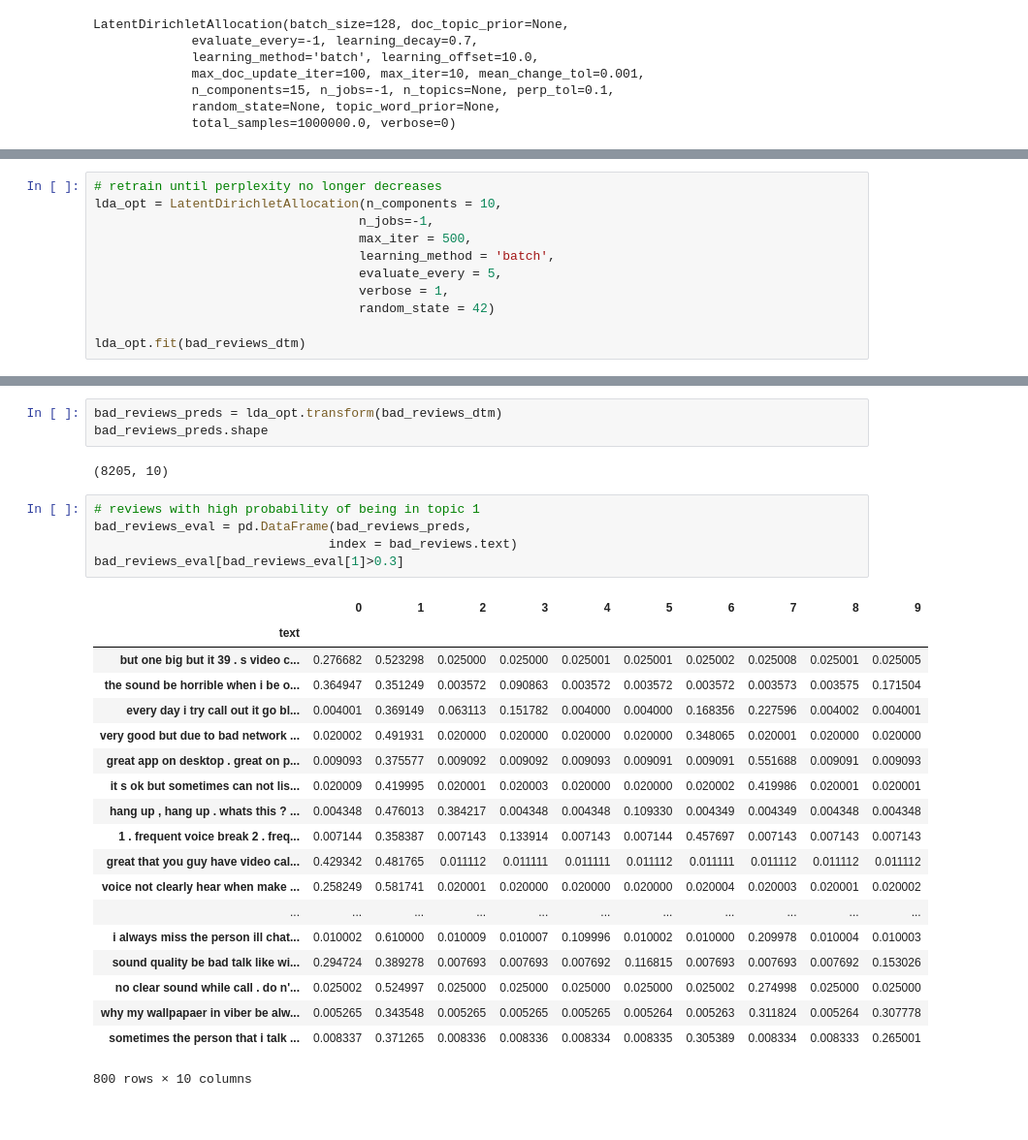
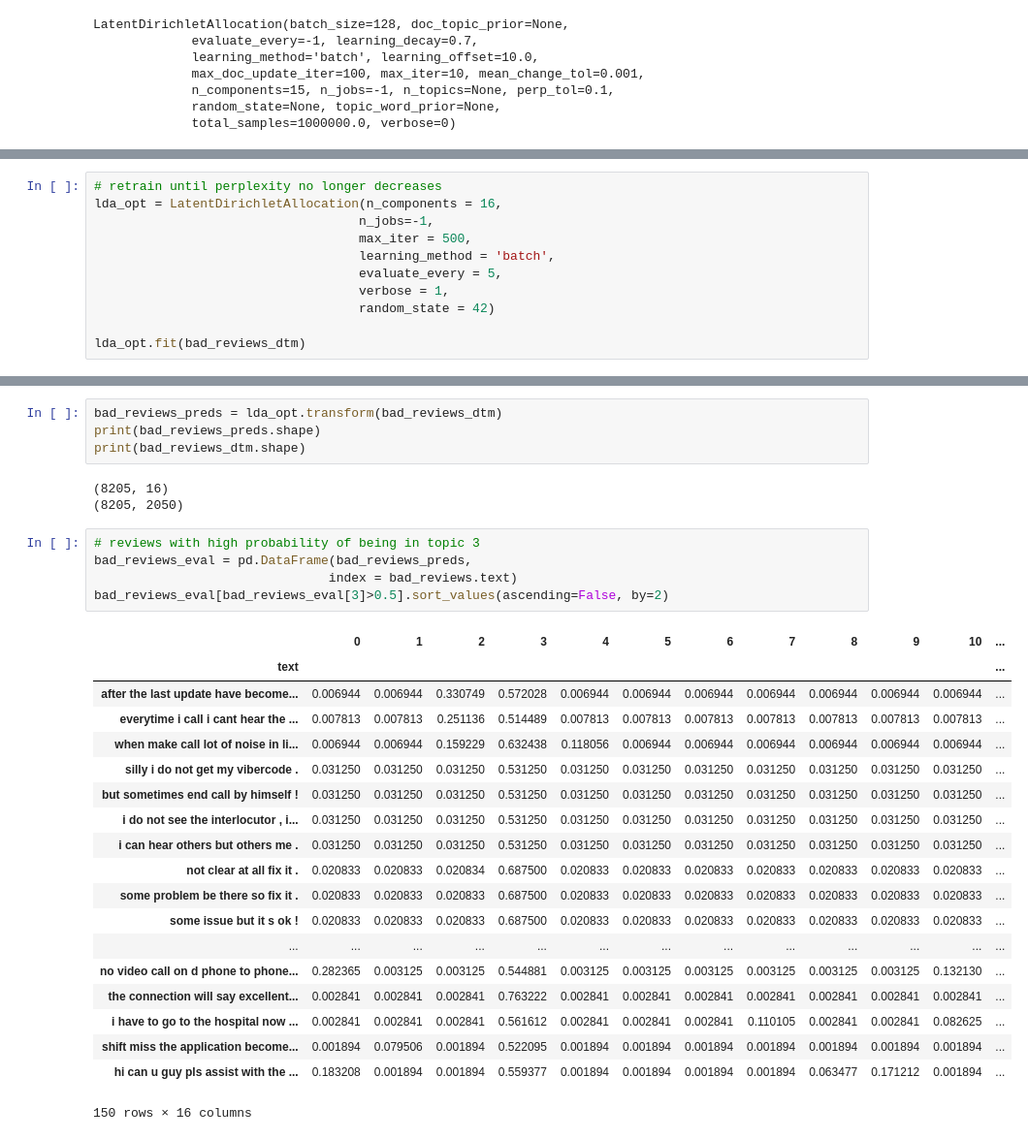
Before and after one commit to samird121/w210-app-review-capstone, a Jupyter notebook: IDEA_dataset/IDEA_Viber_reviews_LDA.ipynb, the cells around one changed output, grey strips where cells are left out. Shown at 97% size. Saved outputs shown, nothing was run; the diff lists cells and outputs as text.

```diff
--- a/IDEA_dataset/IDEA_Viber_reviews_LDA.ipynb
+++ b/IDEA_dataset/IDEA_Viber_reviews_LDA.ipynb
@@ -416,6 +421,6 @@ pd.DataFrame(top_20_words)
 # %%
 # retrain until perplexity no longer decreases
-lda_opt = LatentDirichletAllocation(n_components = 10,
+lda_opt = LatentDirichletAllocation(n_components = 16,
                                    n_jobs=-1,
                                    max_iter = 500,
                                    learning_method = 'batch',
@@ -494,33 +499,35 @@ pd.DataFrame(top_15_words)
 # %%
 bad_reviews_preds = lda_opt.transform(bad_reviews_dtm)
-bad_reviews_preds.shape
+print(bad_reviews_preds.shape)
+print(bad_reviews_dtm.shape)
 # %% [output]
-(8205, 10)
+(8205, 16)
+(8205, 2050)
 # %%
-# reviews with high probability of being in topic 1
+# reviews with high probability of being in topic 3
 bad_reviews_eval = pd.DataFrame(bad_reviews_preds,
                                index = bad_reviews.text)
-bad_reviews_eval[bad_reviews_eval[1]>0.3]
+bad_reviews_eval[bad_reviews_eval[3]>0.5].sort_values(ascending=False, by=2)
 # %% [output]
-|  | 0 | 1 | 2 | 3 | 4 | 5 | 6 | 7 | 8 | 9 |
-| text |  |  |  |  |  |  |  |  |  |  |
-| but one big but it 39 . s video c... | 0.276682 | 0.523298 | 0.025000 | 0.025000 | 0.025001 | 0.025001 | 0.025002 | 0.025008 | 0.025001 | 0.025005 |
-| the sound be horrible when i be o... | 0.364947 | 0.351249 | 0.003572 | 0.090863 | 0.003572 | 0.003572 | 0.003572 | 0.003573 | 0.003575 | 0.171504 |
-| every day i try call out it go bl... | 0.004001 | 0.369149 | 0.063113 | 0.151782 | 0.004000 | 0.004000 | 0.168356 | 0.227596 | 0.004002 | 0.004001 |
-| very good but due to bad network ... | 0.020002 | 0.491931 | 0.020000 | 0.020000 | 0.020000 | 0.020000 | 0.348065 | 0.020001 | 0.020000 | 0.020000 |
-| great app on desktop . great on p... | 0.009093 | 0.375577 | 0.009092 | 0.009092 | 0.009093 | 0.009091 | 0.009091 | 0.551688 | 0.009091 | 0.009093 |
-| it s ok but sometimes can not lis... | 0.020009 | 0.419995 | 0.020001 | 0.020003 | 0.020000 | 0.020000 | 0.020002 | 0.419986 | 0.020001 | 0.020001 |
-| hang up , hang up . whats this ? ... | 0.004348 | 0.476013 | 0.384217 | 0.004348 | 0.004348 | 0.109330 | 0.004349 | 0.004349 | 0.004348 | 0.004348 |
-| 1 . frequent voice break 2 . freq... | 0.007144 | 0.358387 | 0.007143 | 0.133914 | 0.007143 | 0.007144 | 0.457697 | 0.007143 | 0.007143 | 0.007143 |
-| great that you guy have video cal... | 0.429342 | 0.481765 | 0.011112 | 0.011111 | 0.011111 | 0.011112 | 0.011111 | 0.011112 | 0.011112 | 0.011112 |
-| voice not clearly hear when make ... | 0.258249 | 0.581741 | 0.020001 | 0.020000 | 0.020000 | 0.020000 | 0.020004 | 0.020003 | 0.020001 | 0.020002 |
-| ... | ... | ... | ... | ... | ... | ... | ... | ... | ... | ... |
-| i always miss the person ill chat... | 0.010002 | 0.610000 | 0.010009 | 0.010007 | 0.109996 | 0.010002 | 0.010000 | 0.209978 | 0.010004 | 0.010003 |
-| sound quality be bad talk like wi... | 0.294724 | 0.389278 | 0.007693 | 0.007693 | 0.007692 | 0.116815 | 0.007693 | 0.007693 | 0.007692 | 0.153026 |
-| no clear sound while call . do n'... | 0.025002 | 0.524997 | 0.025000 | 0.025000 | 0.025000 | 0.025000 | 0.025002 | 0.274998 | 0.025000 | 0.025000 |
-| why my wallpapaer in viber be alw... | 0.005265 | 0.343548 | 0.005265 | 0.005265 | 0.005265 | 0.005264 | 0.005263 | 0.311824 | 0.005264 | 0.307778 |
-| sometimes the person that i talk ... | 0.008337 | 0.371265 | 0.008336 | 0.008336 | 0.008334 | 0.008335 | 0.305389 | 0.008334 | 0.008333 | 0.265001 |
+|  | 0 | 1 | 2 | 3 | 4 | 5 | 6 | 7 | 8 | 9 | 10 | ... |
+| text |  |  |  |  |  |  |  |  |  |  |  | ... |
+| after the last update have become... | 0.006944 | 0.006944 | 0.330749 | 0.572028 | 0.006944 | 0.006944 | 0.006944 | 0.006944 | 0.006944 | 0.006944 | 0.006944 | ... |
+| everytime i call i cant hear the ... | 0.007813 | 0.007813 | 0.251136 | 0.514489 | 0.007813 | 0.007813 | 0.007813 | 0.007813 | 0.007813 | 0.007813 | 0.007813 | ... |
+| when make call lot of noise in li... | 0.006944 | 0.006944 | 0.159229 | 0.632438 | 0.118056 | 0.006944 | 0.006944 | 0.006944 | 0.006944 | 0.006944 | 0.006944 | ... |
+| silly i do not get my vibercode . | 0.031250 | 0.031250 | 0.031250 | 0.531250 | 0.031250 | 0.031250 | 0.031250 | 0.031250 | 0.031250 | 0.031250 | 0.031250 | ... |
+| but sometimes end call by himself ! | 0.031250 | 0.031250 | 0.031250 | 0.531250 | 0.031250 | 0.031250 | 0.031250 | 0.031250 | 0.031250 | 0.031250 | 0.031250 | ... |
+| i do not see the interlocutor , i... | 0.031250 | 0.031250 | 0.031250 | 0.531250 | 0.031250 | 0.031250 | 0.031250 | 0.031250 | 0.031250 | 0.031250 | 0.031250 | ... |
+| i can hear others but others me . | 0.031250 | 0.031250 | 0.031250 | 0.531250 | 0.031250 | 0.031250 | 0.031250 | 0.031250 | 0.031250 | 0.031250 | 0.031250 | ... |
+| not clear at all fix it . | 0.020833 | 0.020833 | 0.020834 | 0.687500 | 0.020833 | 0.020833 | 0.020833 | 0.020833 | 0.020833 | 0.020833 | 0.020833 | ... |
+| some problem be there so fix it . | 0.020833 | 0.020833 | 0.020833 | 0.687500 | 0.020833 | 0.020833 | 0.020833 | 0.020833 | 0.020833 | 0.020833 | 0.020833 | ... |
+| some issue but it s ok ! | 0.020833 | 0.020833 | 0.020833 | 0.687500 | 0.020833 | 0.020833 | 0.020833 | 0.020833 | 0.020833 | 0.020833 | 0.020833 | ... |
+| ... | ... | ... | ... | ... | ... | ... | ... | ... | ... | ... | ... | ... |
+| no video call on d phone to phone... | 0.282365 | 0.003125 | 0.003125 | 0.544881 | 0.003125 | 0.003125 | 0.003125 | 0.003125 | 0.003125 | 0.003125 | 0.132130 | ... |
+| the connection will say excellent... | 0.002841 | 0.002841 | 0.002841 | 0.763222 | 0.002841 | 0.002841 | 0.002841 | 0.002841 | 0.002841 | 0.002841 | 0.002841 | ... |
+| i have to go to the hospital now ... | 0.002841 | 0.002841 | 0.002841 | 0.561612 | 0.002841 | 0.002841 | 0.002841 | 0.110105 | 0.002841 | 0.002841 | 0.082625 | ... |
+| shift miss the application become... | 0.001894 | 0.079506 | 0.001894 | 0.522095 | 0.001894 | 0.001894 | 0.001894 | 0.001894 | 0.001894 | 0.001894 | 0.001894 | ... |
+| hi can u guy pls assist with the ... | 0.183208 | 0.001894 | 0.001894 | 0.559377 | 0.001894 | 0.001894 | 0.001894 | 0.001894 | 0.063477 | 0.171212 | 0.001894 | ... |
-800 rows × 10 columns
+150 rows × 16 columns
 # %%
 # word clouds by topic
 topics_prob = lda_opt.components_ / lda_opt.components_.sum(axis=1).reshape(-1,1)
```
Also changed, not shown: parts of 21 cells of this notebook.
